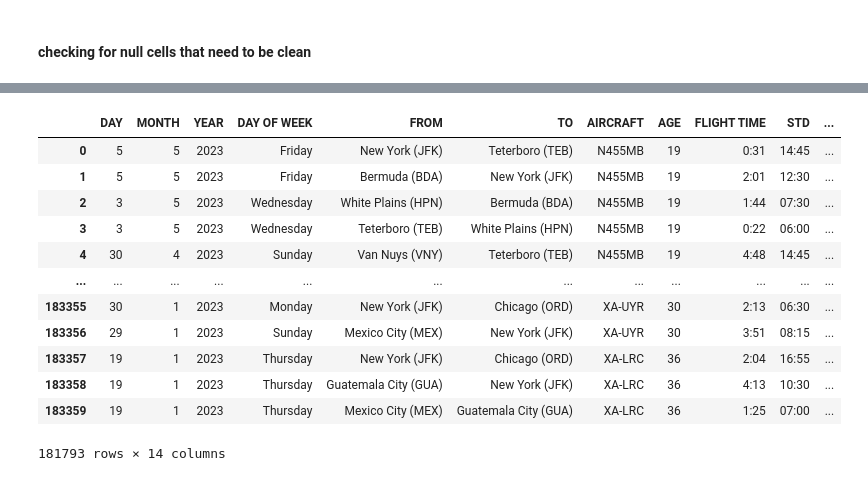
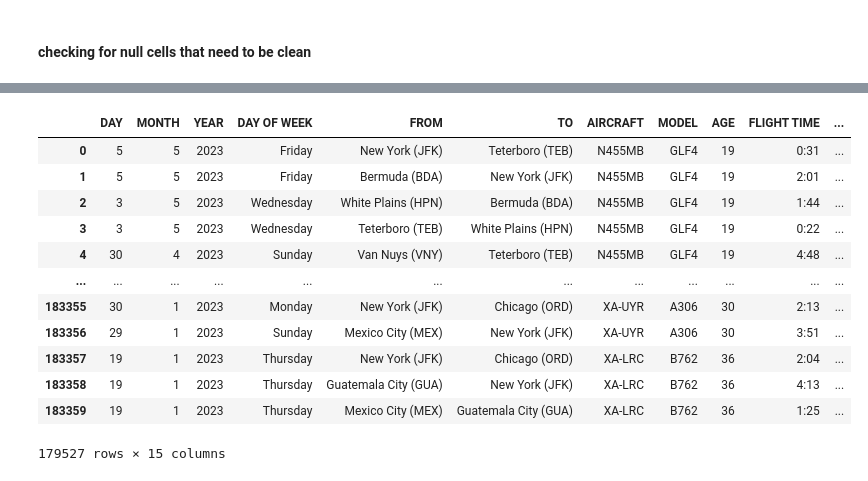
Before and after one commit to KobiSwisa/Flights-Delay-Prediction-Data-Science-Project, a Jupyter notebook: Data Handling - JFK arrivals&departures.ipynb, the cells around one changed output, grey strips where cells are left out. Saved outputs shown, nothing was run; the diff lists cells and outputs as text; code cells hidden in the pictures.

```diff
--- a/Data Handling - JFK arrivals&departures.ipynb
+++ b/Data Handling - JFK arrivals&departures.ipynb
@@ -336,4 +361,5 @@ merged_df
 # %%
+merged_df['MODEL'] = merged_df['AIRCRAFT'].str.split().str[0]
 merged_df['AIRCRAFT'] = [item.split('(')[-1].strip(')') for item in merged_df['AIRCRAFT']]
 merged_df
 # %% [output]
@@ -374,0 +401,4 @@ merged_df
+# %%
+merged_df['AGE'] = merged_df['AGE'].str.replace('s', '')
+merged_df
+merged_df.info()
@@ -421,3 +449,0 @@ memory usage: 16.7+ MB
-# %%
-merged_df.dropna(subset=['DIFFERENCE'], inplace=True)
-merged_df.info()
@@ -443,4 +450,5 @@ memory usage: 16.6+ MB
 # %%
+merged_df['DATE'] = pd.to_datetime(merged_df['DATE'])
 merged_df['DAY'] = merged_df['DATE'].dt.day
 merged_df['MONTH'] = merged_df['DATE'].dt.month
 merged_df['YEAR'] = merged_df['DATE'].dt.year
@@ -516,19 +524,20 @@ merged_df
 # %%
-new_order = ['DAY', 'MONTH', 'YEAR', 'DAY OF WEEK', 'FROM', 'TO', 'AIRCRAFT', 'AGE', 'FLIGHT TIME', 'STD', 'ATD', 'STA', 'STATUS', 'DIFFERENCE']
+new_order = ['DAY', 'MONTH', 'YEAR', 'DAY OF WEEK', 'FROM', 'TO', 'AIRCRAFT','MODEL', 'AGE', 'FLIGHT TIME', 'STD', 'ATD', 'STA', 'STATUS', 'DIFFERENCE']
 merged_df = merged_df.reindex(columns=new_order)
+merged_df = merged_df.rename(columns={'STATUS': 'ATA'})
 merged_df
 # %% [output]
-|  | DAY | MONTH | YEAR | DAY OF WEEK | FROM | TO | AIRCRAFT | AGE | FLIGHT TIME | STD | ... |
-| 0 | 5 | 5 | 2023 | Friday | New York (JFK) | Teterboro (TEB) | N455MB | 19 | 0:31 | 14:45 | ... |
-| 1 | 5 | 5 | 2023 | Friday | Bermuda (BDA) | New York (JFK) | N455MB | 19 | 2:01 | 12:30 | ... |
-| 2 | 3 | 5 | 2023 | Wednesday | White Plains (HPN) | Bermuda (BDA) | N455MB | 19 | 1:44 | 07:30 | ... |
-| 3 | 3 | 5 | 2023 | Wednesday | Teterboro (TEB) | White Plains (HPN) | N455MB | 19 | 0:22 | 06:00 | ... |
-| 4 | 30 | 4 | 2023 | Sunday | Van Nuys (VNY) | Teterboro (TEB) | N455MB | 19 | 4:48 | 14:45 | ... |
+|  | DAY | MONTH | YEAR | DAY OF WEEK | FROM | TO | AIRCRAFT | MODEL | AGE | FLIGHT TIME | ... |
+| 0 | 5 | 5 | 2023 | Friday | New York (JFK) | Teterboro (TEB) | N455MB | GLF4 | 19 | 0:31 | ... |
+| 1 | 5 | 5 | 2023 | Friday | Bermuda (BDA) | New York (JFK) | N455MB | GLF4 | 19 | 2:01 | ... |
+| 2 | 3 | 5 | 2023 | Wednesday | White Plains (HPN) | Bermuda (BDA) | N455MB | GLF4 | 19 | 1:44 | ... |
+| 3 | 3 | 5 | 2023 | Wednesday | Teterboro (TEB) | White Plains (HPN) | N455MB | GLF4 | 19 | 0:22 | ... |
+| 4 | 30 | 4 | 2023 | Sunday | Van Nuys (VNY) | Teterboro (TEB) | N455MB | GLF4 | 19 | 4:48 | ... |
 | ... | ... | ... | ... | ... | ... | ... | ... | ... | ... | ... | ... |
-| 183355 | 30 | 1 | 2023 | Monday | New York (JFK) | Chicago (ORD) | XA-UYR | 30 | 2:13 | 06:30 | ... |
-| 183356 | 29 | 1 | 2023 | Sunday | Mexico City (MEX) | New York (JFK) | XA-UYR | 30 | 3:51 | 08:15 | ... |
-| 183357 | 19 | 1 | 2023 | Thursday | New York (JFK) | Chicago (ORD) | XA-LRC | 36 | 2:04 | 16:55 | ... |
-| 183358 | 19 | 1 | 2023 | Thursday | Guatemala City (GUA) | New York (JFK) | XA-LRC | 36 | 4:13 | 10:30 | ... |
-| 183359 | 19 | 1 | 2023 | Thursday | Mexico City (MEX) | Guatemala City (GUA) | XA-LRC | 36 | 1:25 | 07:00 | ... |
+| 183355 | 30 | 1 | 2023 | Monday | New York (JFK) | Chicago (ORD) | XA-UYR | A306 | 30 | 2:13 | ... |
+| 183356 | 29 | 1 | 2023 | Sunday | Mexico City (MEX) | New York (JFK) | XA-UYR | A306 | 30 | 3:51 | ... |
+| 183357 | 19 | 1 | 2023 | Thursday | New York (JFK) | Chicago (ORD) | XA-LRC | B762 | 36 | 2:04 | ... |
+| 183358 | 19 | 1 | 2023 | Thursday | Guatemala City (GUA) | New York (JFK) | XA-LRC | B762 | 36 | 4:13 | ... |
+| 183359 | 19 | 1 | 2023 | Thursday | Mexico City (MEX) | Guatemala City (GUA) | XA-LRC | B762 | 36 | 1:25 | ... |
-181793 rows × 14 columns
+179527 rows × 15 columns
 # %%
```
Also changed, not shown: parts of 40 cells of this notebook, 1 other file.
